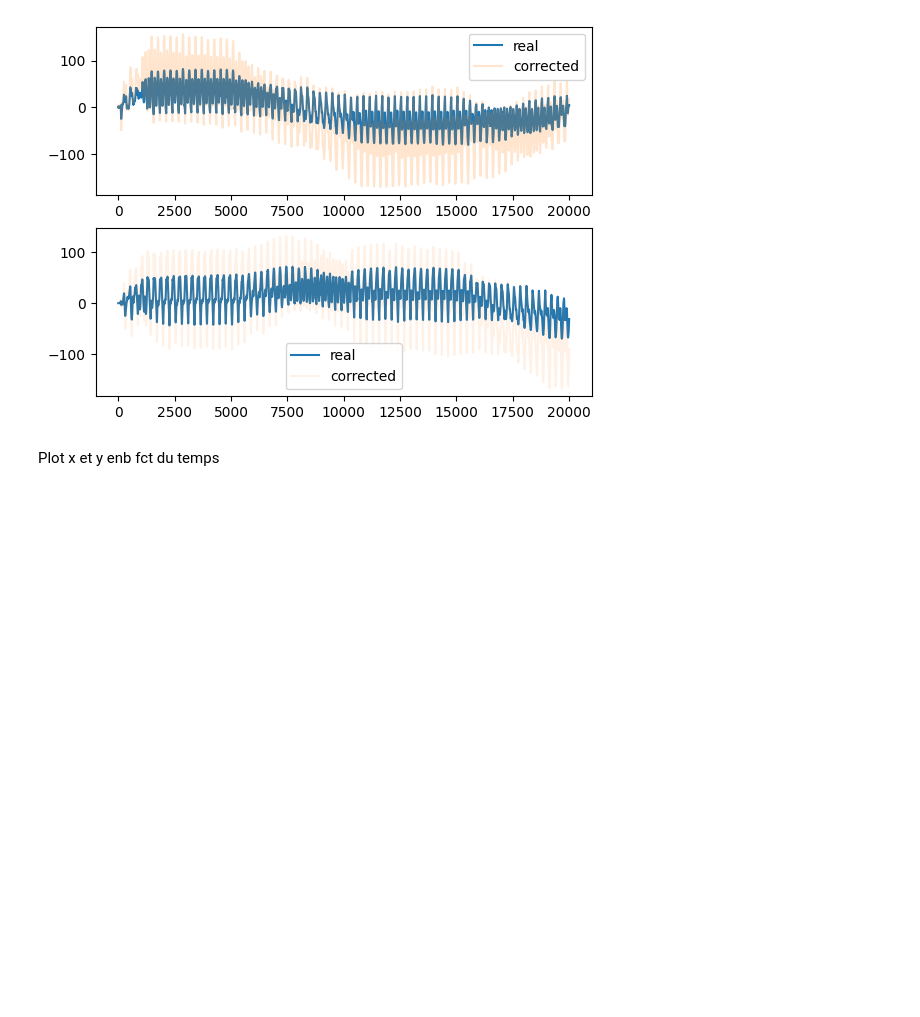
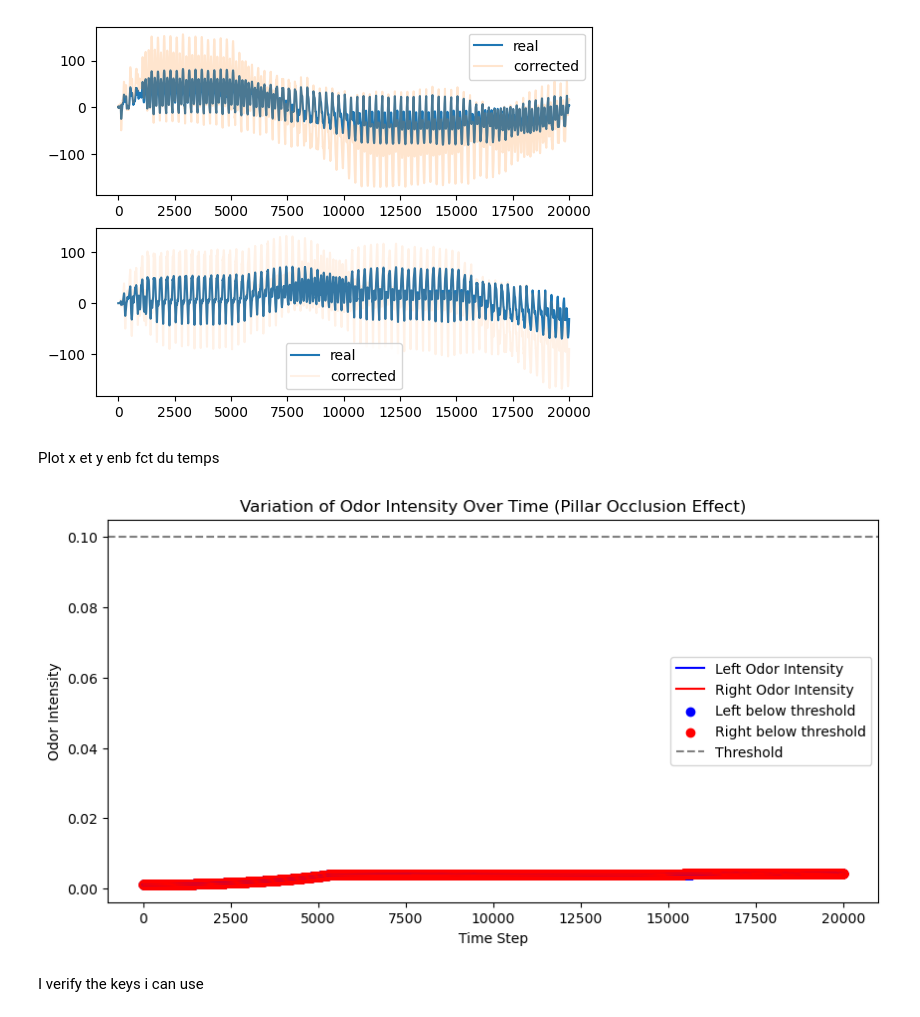
Before and after one commit to Sophiemeuw/FlyFly, a Jupyter notebook: test_controller.ipynb, the cells around one changed output. Drawn from its saved outputs; the diff is of its cells as text; code cells hidden in the pictures; blank space fills up the shorter version.

```diff
--- a/test_controller.ipynb
+++ b/test_controller.ipynb
@@ -297,3 +327,40 @@ odor_right = [((obs["odor_intensity"][0][1] + obs["odor_intensity"][0][3]))/2 fo
 
 plt.plot(odor_left, label="Left Odor Intensity")
 plt.plot(odor_right, label="Right Odor Intensity")
+# %%
+import matplotlib.pyplot as plt
+import numpy as np
+
+# Define the threshold used in the controller (assumed occlusion indicator).
+ODOR_THRESHOLD = 0.1
+
+# Compute the mean odor intensities for left and right sensors over time.
+odor_left = [((obs["odor_intensity"][0][0] + obs["odor_intensity"][0][2]))/2 for obs in obs_hist]
+odor_right = [((obs["odor_intensity"][0][1] + obs["odor_intensity"][0][3]))/2 for obs in obs_hist]
+
+# Create a time vector.
+time_steps = np.arange(len(obs_hist))
+
+# Plot the odor intensity curves.
+plt.figure(figsize=(10, 5))
+plt.plot(time_steps, odor_left, label="Left Odor Intensity", color="blue")
+plt.plot(time_steps, odor_right, label="Right Odor Intensity", color="red")
+
+# Mark the time steps where the odor intensity drops below the threshold.
+left_low = [i for i, intensity in enumerate(odor_left) if intensity < ODOR_THRESHOLD]
+right_low = [i for i, intensity in enumerate(odor_right) if intensity < ODOR_THRESHOLD]
+plt.scatter(left_low, [odor_left[i] for i in left_low], color="blue", marker="o",
+            label="Left below threshold")
+plt.scatter(right_low, [odor_right[i] for i in right_low], color="red", marker="o",
+            label="Right below threshold")
+
+# Plot a horizontal line at the threshold.
+plt.axhline(ODOR_THRESHOLD, color='gray', linestyle='--', label="Threshold")
+
+plt.xlabel("Time Step")
+plt.ylabel("Odor Intensity")
+plt.title("Variation of Odor Intensity Over Time (Pillar Occlusion Effect)")
+plt.legend()
+plt.show()
+# %% [output]
+[figure, added]
@@ -299,0 +402,2 @@ plt.plot(odor_right, label="Right Odor Intensity")
+# %% [markdown]
+I verify the keys i can use
```
Also changed, not shown: parts of 3 cells of this notebook, 1 other file.
